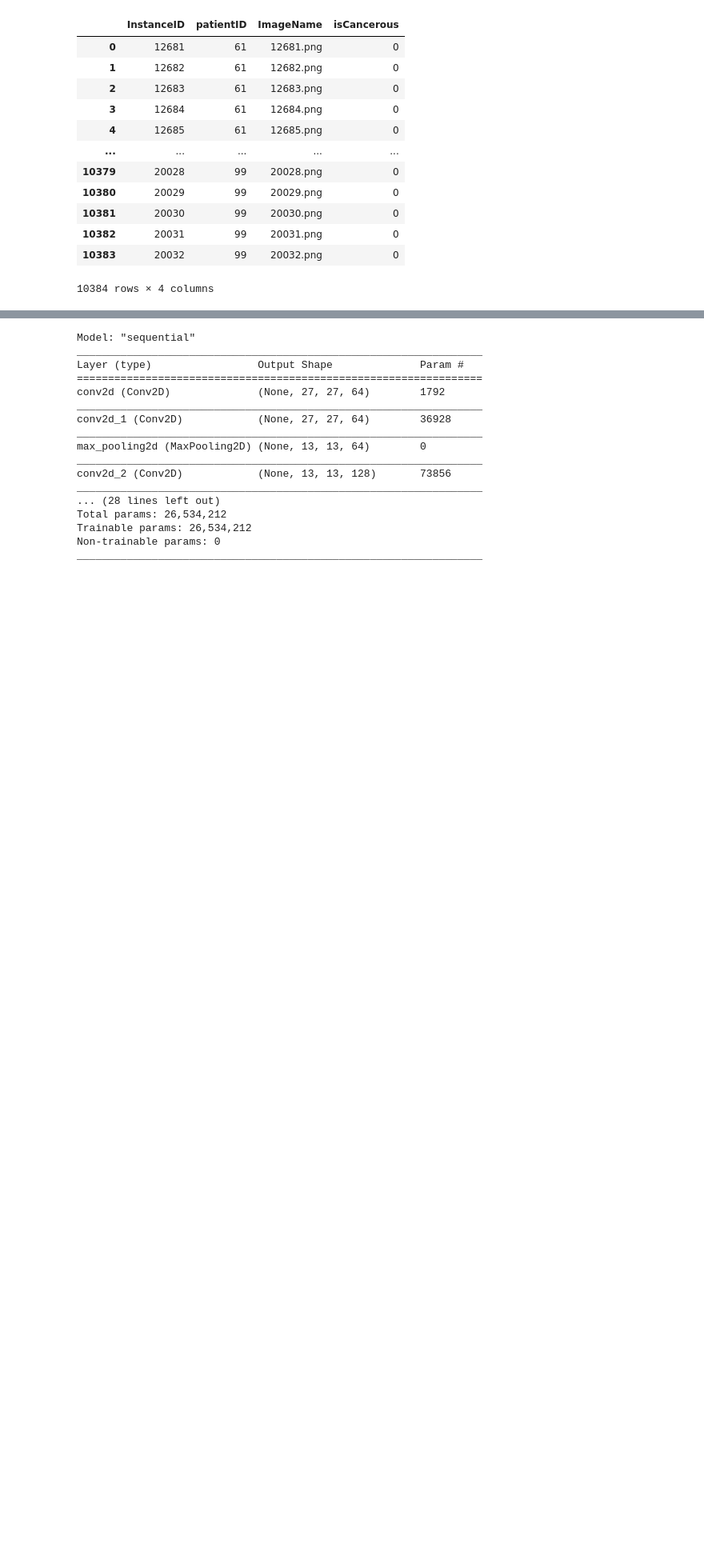
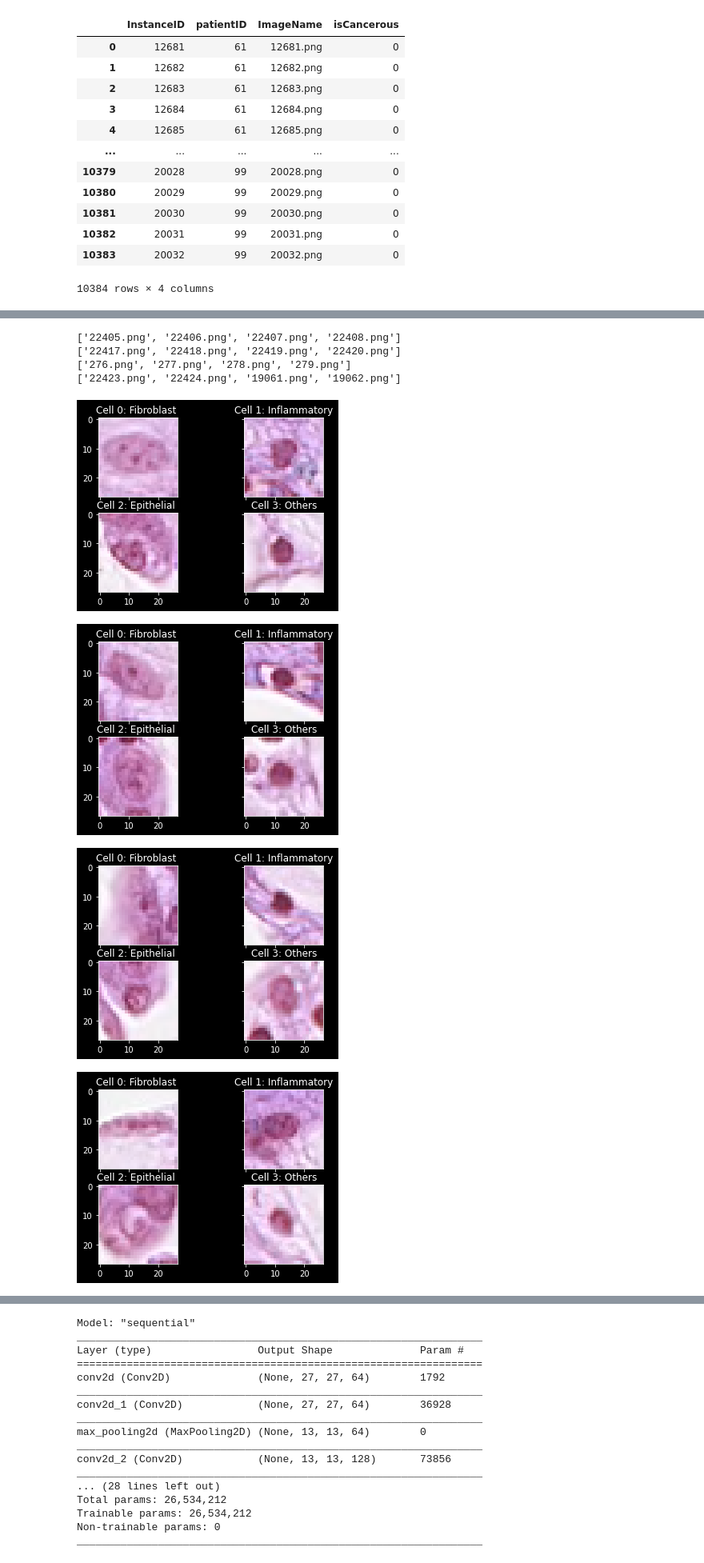
Before and after one commit to pcminh0505/ML, a Jupyter notebook: Asm/ASM2/Test Tensorflow.ipynb, the cells around one changed output, grey strips where cells are left out. Shown: that part at 80% size. Cells and saved outputs as stored; diff of their text form; code cells hidden in the pictures; blank space fills up the shorter version.

```diff
--- a/Asm/ASM2/Test Tensorflow.ipynb
+++ b/Asm/ASM2/Test Tensorflow.ipynb
@@ -63,0 +68,47 @@ extra_data
+# %%
+# Prepare some image of each class
+cell0 = main_data['ImageName'].loc[main_data['cellType'] == 0][:4].tolist()
+cell1 = main_data['ImageName'].loc[main_data['cellType'] == 1][:4].tolist()
+cell2 = main_data['ImageName'].loc[main_data['cellType'] == 2][:4].tolist()
+cell3 = main_data['ImageName'].loc[main_data['cellType'] == 3][:4].tolist()
+
+print(cell0)
+print(cell1)
+print(cell2)
+print(cell3)
+# %% [output]
+['22405.png', '22406.png', '22407.png', '22408.png']
+['22417.png', '22418.png', '22419.png', '22420.png']
+['276.png', '277.png', '278.png', '279.png']
+['22423.png', '22424.png', '19061.png', '19062.png']
+# %%
+# CHANGE THE DIRECTORY IN YOUR LOCAL MACHINE
+directory = r"C:\Users\luong\Documents\GitHub\ML\Asm\ASM2\patch_images"
+
+for i in range (4):
+    cell_0 = cv2.imread(os.path.join(directory, cell0[i]))
+    cell_1 = cv2.imread(os.path.join(directory, cell1[i]))
+    cell_2 = cv2.imread(os.path.join(directory, cell2[i]))
+    cell_3 = cv2.imread(os.path.join(directory, cell3[i]))
+
+    fig, ((ax1, ax2), (ax3, ax4)) = plt.subplots(2, 2)
+
+    ax1.title.set_text("Cell 0: Fibroblast ")
+    ax1.imshow(cell_0)
+
+    ax2.title.set_text("Cell 1: Inflammatory")
+    ax2.imshow(cell_1)
+
+    ax3.title.set_text("Cell 2: Epithelial ")
+    ax3.imshow(cell_2)
+
+    ax4.title.set_text("Cell 3: Others")
+    ax4.imshow(cell_3)
+
+    for ax in fig.get_axes():
+        ax.label_outer()
+# %% [output]
+[figure, added]
+[figure, added]
+[figure, added]
+[figure, added]
```
Also changed, not shown: parts of 19 cells of this notebook.
